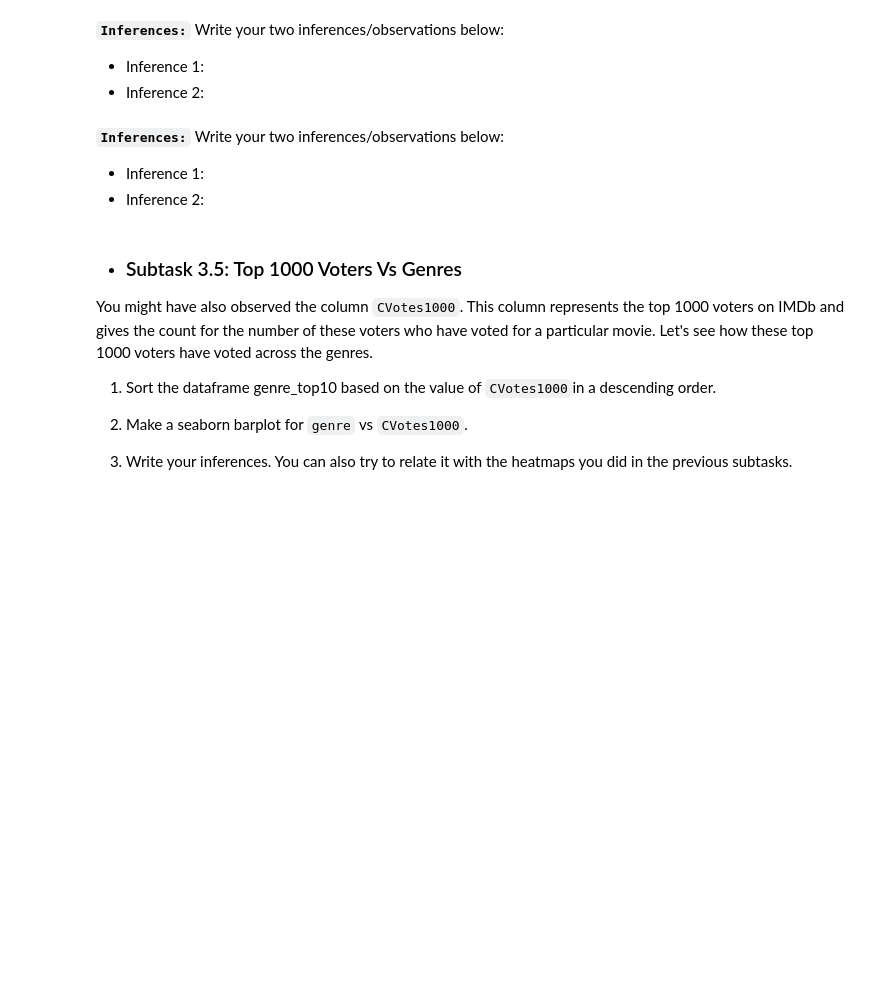
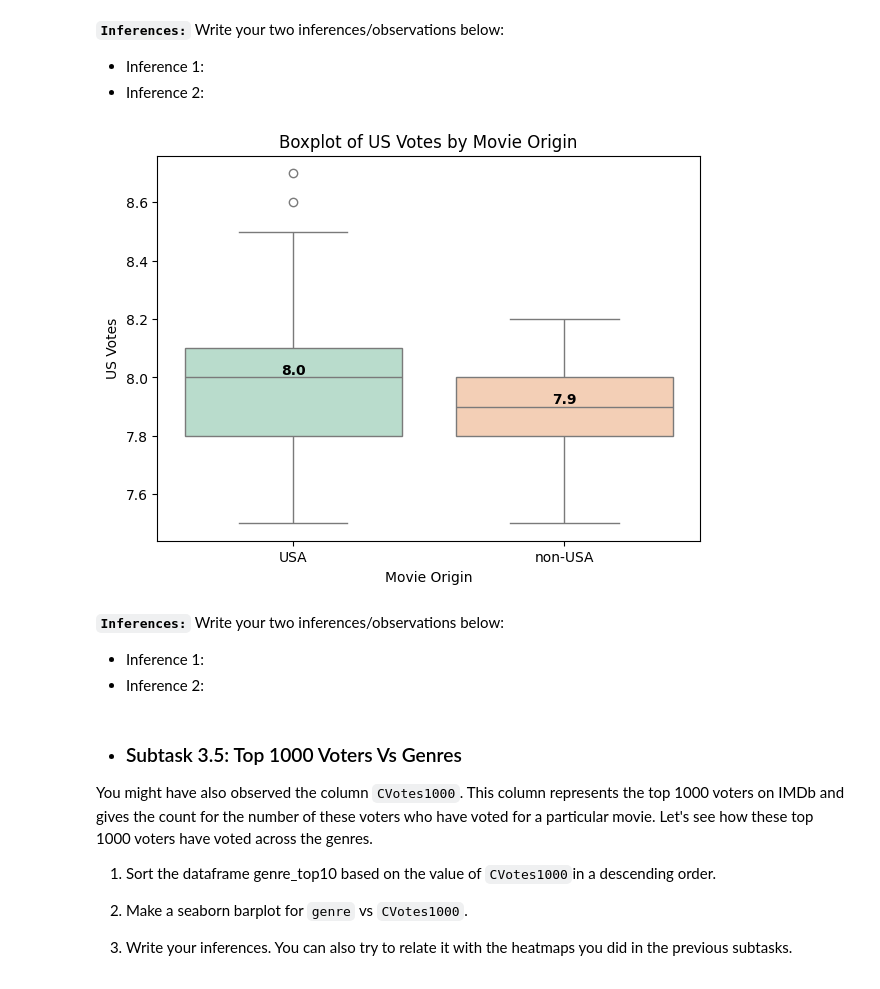
Before and after one commit to Rajesh2015/Logicmojo-AI-ML-Sept25-radash, a Jupyter notebook: EDA/IMDb+Movie+Assignment.ipynb, the cells around one changed output. Saved outputs shown, nothing was run; the diff lists cells and outputs as text; code cells hidden in the pictures; blank space fills up the shorter version.

```diff
--- a/EDA/IMDb+Movie+Assignment.ipynb
+++ b/EDA/IMDb+Movie+Assignment.ipynb
@@ -780,3 +779,9 @@ dtype: object
+# %%
+# Box plot - 2: VotesUS(y) vs IFUS(x)
+plt=plot_boxplot_with_medians(df=movie_df2,x='IFUS',y='VotesUS',title='Boxplot of US Votes by Movie Origin',xlabel='Movie Origin',ylabel='US Votes')
+plt.show()
+# %% [output]
+[figure, added]
 # %% [markdown]
 **`Inferences:`** Write your two inferences/observations below:
 - Inference 1:
```
Also changed, not shown: parts of 5 cells of this notebook.
